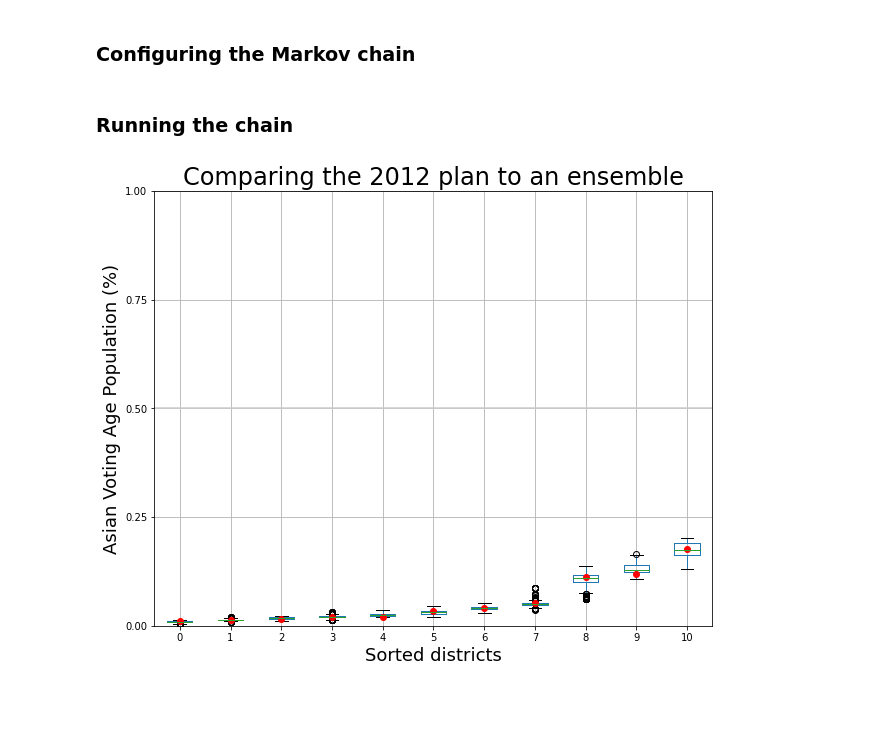
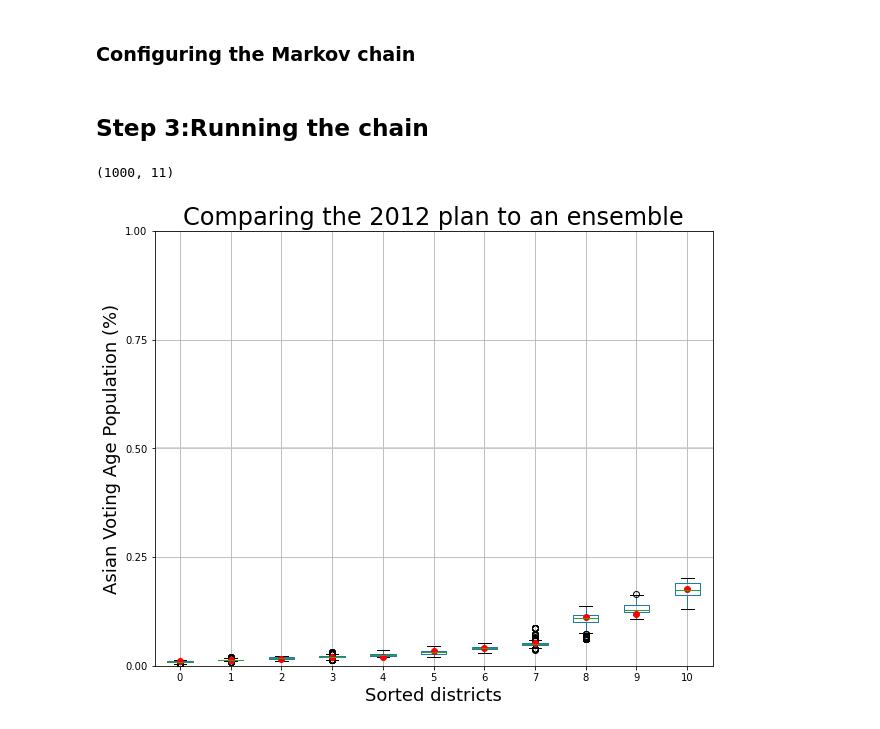
Before and after one commit to RahulReady/Redistricting-Project, a Jupyter notebook: VA Redistricting Plan.ipynb, the cells around one changed output. Drawn from its saved outputs; the diff is of its cells as text; code cells hidden in the pictures; blank space fills up the shorter version.

Commit message:
Updated notebook with roadmap and plot boxplot function

```diff
--- a/VA Redistricting Plan.ipynb
+++ b/VA Redistricting Plan.ipynb
@@ -73,6 +102,6 @@ memory usage: 1.1+ MB
 # %%
 # Fix UserWarning: NA values found in column G17DGOV!
-df.iloc[964, 10] = '0.0'
+df.loc[df.G17DGOV.isnull(), 'G17DGOV'] = '0.0'
 # %%
 # Convert to int type
 cols = ['G18DHOR', 'G18DSEN', 'G18OHOR', 'G18OSEN', 'G18RHOR', 'G18RSEN',
@@ -340,7 +370,8 @@ chain = MarkovChain(
     total_steps=1000
 )
 # %% [markdown]
-### Running the chain
+<a id='step3'></a>
+## Step 3:Running the chain
 # %%
 # Run the chain, putting the sorted Asian voting age population percentages
 # into a pandas DataFrame for analysis and plotting.
@@ -350,28 +381,38 @@ asian_vpop = pd.DataFrame(
     sorted(partition["VPOP"].percents("Asian"))
     for partition in chain
 )
+# %%
+asian_vpop.shape
+# %% [output]
+(1000, 11)
 # %%
-fig, ax = plt.subplots(figsize=(10, 8))
+def plot_dist(df, title, ylab, xlab="Sorted districts", figsize=(10,8)):
+    """Plot distribution of each plan for each district."""
+    fig, ax = plt.subplots(figsize=figsize)
 
-# Draw 50% line
-ax.axhline(0.5, color="#cccccc")
+    # Draw 50% line
+    ax.axhline(0.5, color="#cccccc")
 
-# Draw boxplot
-asian_vpop.boxplot(ax=ax, positions=range(len(asian_vpop.columns)))
+    # Draw boxplot
+    df.boxplot(ax=ax, positions=range(len(df.columns)))
 
-# Draw initial plan's Democratic vote %s (.iloc[0] gives the first row)
-plt.plot(asian_vpop.iloc[0], "ro")
+    # Draw initial plan's Democratic vote %s (.iloc[0] gives the first row)
+    plt.plot(df.iloc[0], "ro")
 
-# Annotate
-ax.set_title("Comparing the 2012 plan to an ensemble", fontsize=24)
-ax.set_ylabel("Asian Voting Age Population (%)", fontsize=18)
-ax.set_xlabel("Sorted districts", fontsize=18)
-ax.set_ylim(0, 1)
-ax.set_yticks([0, 0.25, 0.5, 0.75, 1])
+    # Annotate
+    ax.set_title(title, fontsize=24)
+    ax.set_ylabel(ylab, fontsize=18)
+    ax.set_xlabel(xlab, fontsize=18)
+    ax.set_ylim(0, 1)
+    ax.set_yticks([0, 0.25, 0.5, 0.75, 1])
 
-plt.show()
+    plt.show()
-# %% [output]
-[figure, removed]
+# %%
+title = "Comparing the 2012 plan to an ensemble"
+ylab = "Asian Voting Age Population (%)"
+plot_dist(asian_vpop, title, ylab)
+# %% [output]
+[figure, added]
 # %%
 dem_pres = pd.DataFrame(
     sorted(partition["PRES16"].percents("Democratic"))
```
Also changed, not shown: parts of 6 cells of this notebook.
